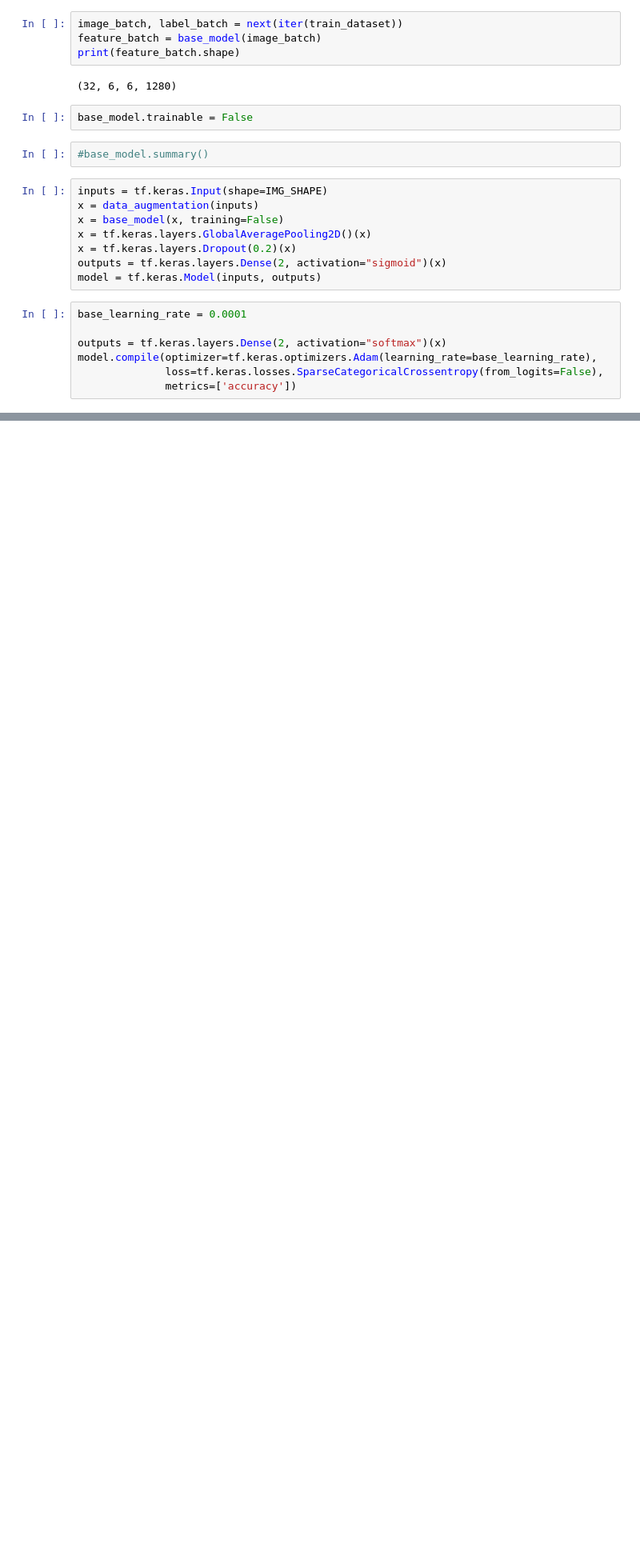
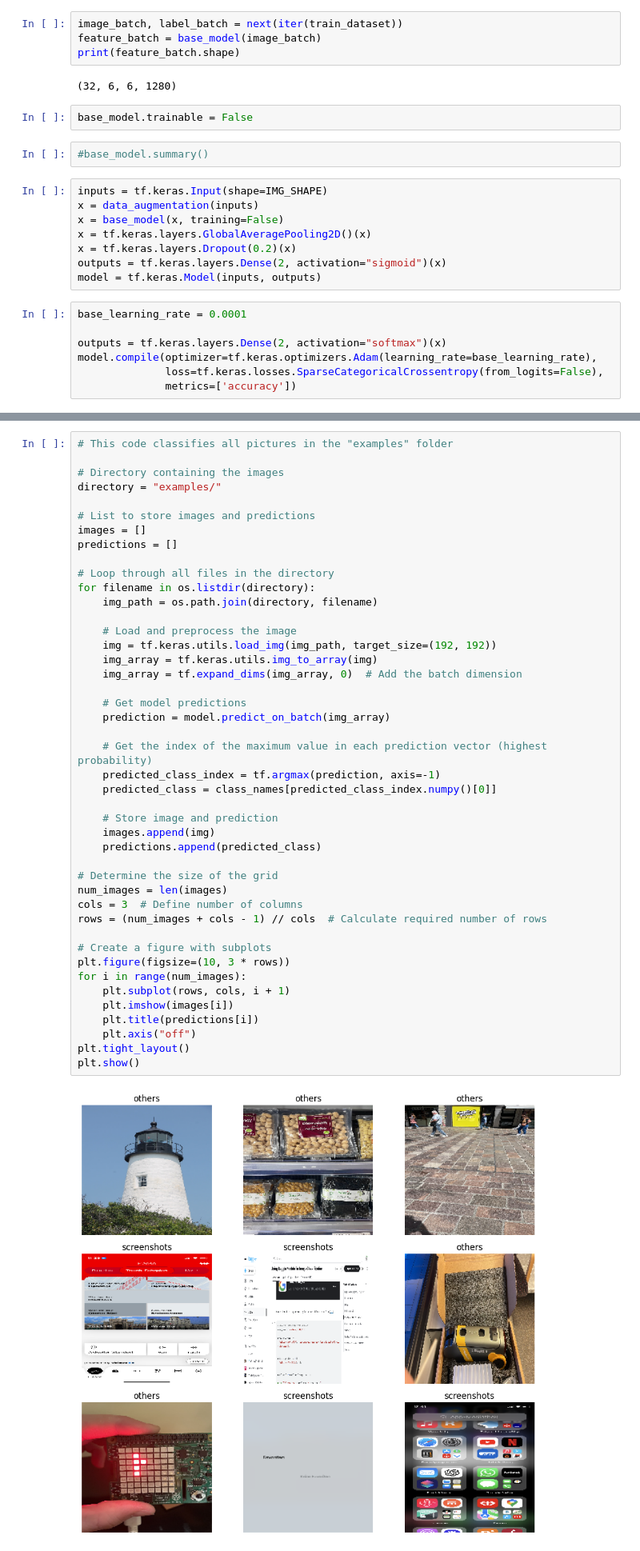
Before and after one commit to lukasweibel/image-sweep, a Jupyter notebook: image-sweep.ipynb, the cells around one changed output, grey strips where cells are left out. Shown at 80% size. Drawn from its saved outputs; the diff is of its cells as text; blank space fills up the shorter version.

```diff
--- a/image-sweep.ipynb
+++ b/image-sweep.ipynb
@@ -272,0 +261,46 @@ This image most likely belongs to screenshots.
+# %%
+# This code classifies all pictures in the "examples" folder
+
+# Directory containing the images
+directory = "examples/"
+
+# List to store images and predictions
+images = []
+predictions = []
+
+# Loop through all files in the directory
+for filename in os.listdir(directory):
+    img_path = os.path.join(directory, filename)
+
+    # Load and preprocess the image
+    img = tf.keras.utils.load_img(img_path, target_size=(192, 192))
+    img_array = tf.keras.utils.img_to_array(img)
+    img_array = tf.expand_dims(img_array, 0)  # Add the batch dimension
+
+    # Get model predictions
+    prediction = model.predict_on_batch(img_array)
+
+    # Get the index of the maximum value in each prediction vector (highest probability)
+    predicted_class_index = tf.argmax(prediction, axis=-1)
+    predicted_class = class_names[predicted_class_index.numpy()[0]]
+
+    # Store image and prediction
+    images.append(img)
+    predictions.append(predicted_class)
+
+# Determine the size of the grid
+num_images = len(images)
+cols = 3  # Define number of columns
+rows = (num_images + cols - 1) // cols  # Calculate required number of rows
+
+# Create a figure with subplots
+plt.figure(figsize=(10, 3 * rows))
+for i in range(num_images):
+    plt.subplot(rows, cols, i + 1)
+    plt.imshow(images[i])
+    plt.title(predictions[i])
+    plt.axis("off")
+plt.tight_layout()
+plt.show()
+# %% [output]
+[figure, added]
```
Also changed, not shown: parts of 13 cells of this notebook, 3 other files.
